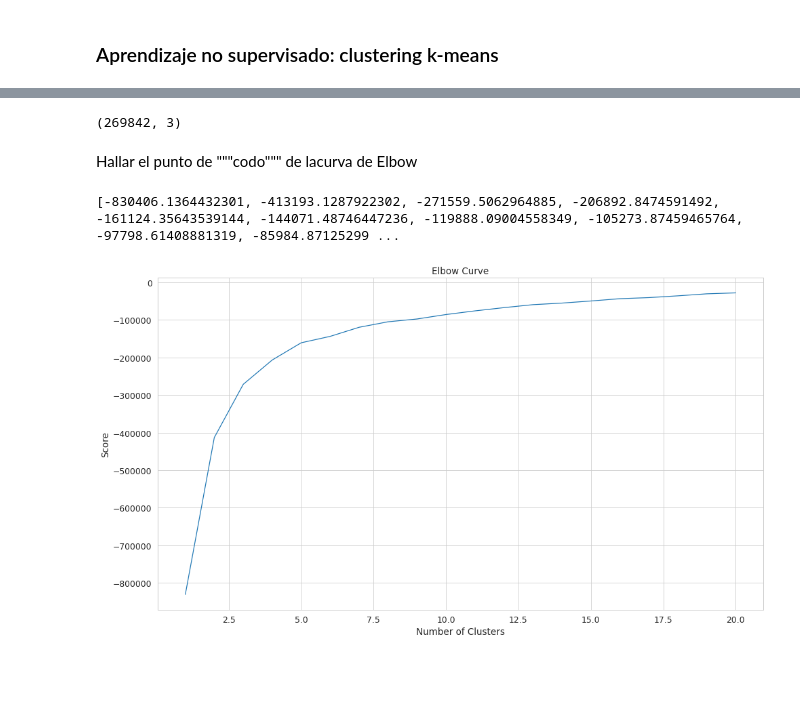
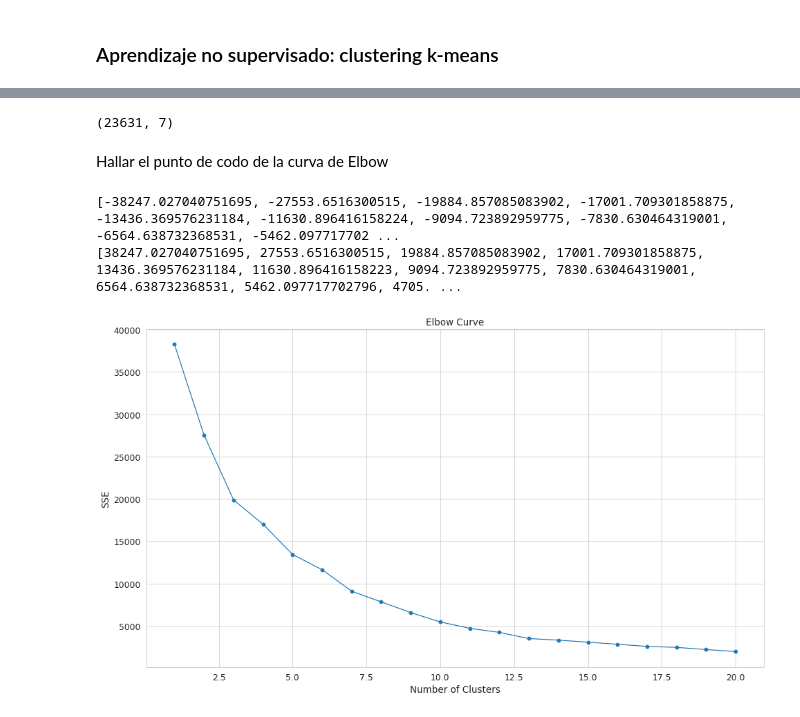
Before and after one commit to rcruiz/pruebaCT, a Jupyter notebook: Dr_Scratch_Analysis.ipynb, the cells around one changed output, grey strips where cells are left out. Saved outputs shown, nothing was run; the diff lists cells and outputs as text; code cells hidden in the pictures; blank space fills up the shorter version.

```diff
--- a/Dr_Scratch_Analysis.ipynb
+++ b/Dr_Scratch_Analysis.ipynb
@@ -579,2 +580,6 @@ Matriz de correlación entre las 7 dimensiones para la puntuación 1.0
 # %%
 df_dr_scratch.groupby('Total').size()
+#df_dr_scratch.groupby('Total')
+#df_dr_scratch.get_group(5)
+df_n5 = df_total_group.get_group(5)
+df_n5 = df_n5.loc[:, "Abstraction":"DataRepresentation"]
@@ -599,23 +586,27 @@ dtype: int64
-# %%
-X = np.array(df_ct[["Logic", "Abstraction", "Parallelization"]])
-y = np.array(df_dr_scratch['Total'])
-X.shape
-# %% [output]
-(269842, 3)
+# %%
+X = np.array(df_n5)
+X.shape
+# %% [output]
+(23631, 7)
 # %% [markdown]
-Hallar el punto de """codo""" de lacurva de Elbow
+Hallar el punto de codo de la curva de Elbow
 # %%
 Nc= range(1, 21)
 kmeans = [KMeans(n_clusters=i) for i in Nc]
 #print(kmeans)
 score = [kmeans[i].fit(X).score(X) for i in range(len(kmeans))]
 print(score)
-plt.plot(Nc,score)
+sse = [kmeans[i].inertia_ for i in range(len(kmeans))]
+#plt.plot(Nc,score)
+print(sse)
+plt.plot(Nc, sse, marker= 'o')
 plt.xlabel('Number of Clusters')
-plt.ylabel('Score')
+plt.ylabel('SSE')
+#plt.ylabel('Score')
 plt.title('Elbow Curve')
 plt.show()
 # %% [output]
-[-830406.1364432301, -413193.1287922302, -271559.5062964885, -206892.8474591492, -161124.35643539144, -144071.48746447236, -119888.09004558349, -105273.87459465764, -97798.61408881319, -85984.87125299 ...
+[-38247.027040751695, -27553.6516300515, -19884.857085083902, -17001.709301858875, -13436.369576231184, -11630.896416158224, -9094.723892959775, -7830.630464319001, -6564.638732368531, -5462.097717702 ...
+[38247.027040751695, 27553.6516300515, 19884.857085083902, 17001.709301858875, 13436.369576231184, 11630.896416158223, 9094.723892959775, 7830.630464319001, 6564.638732368531, 5462.097717702796, 4705. ...
-[figure, old version]
+[figure, new version]
 # %%
```
Also changed, not shown: parts of 86 cells of this notebook.
